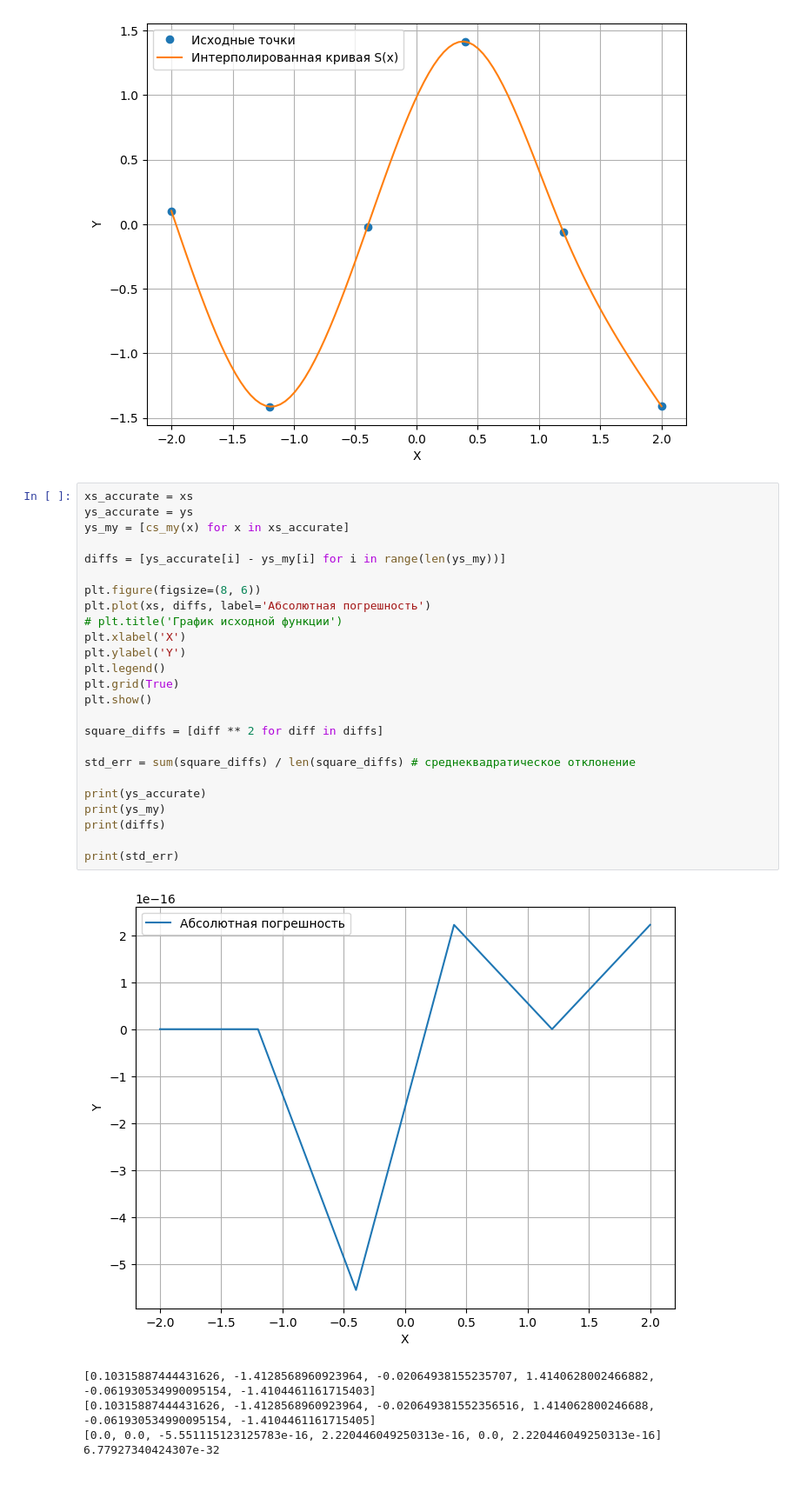
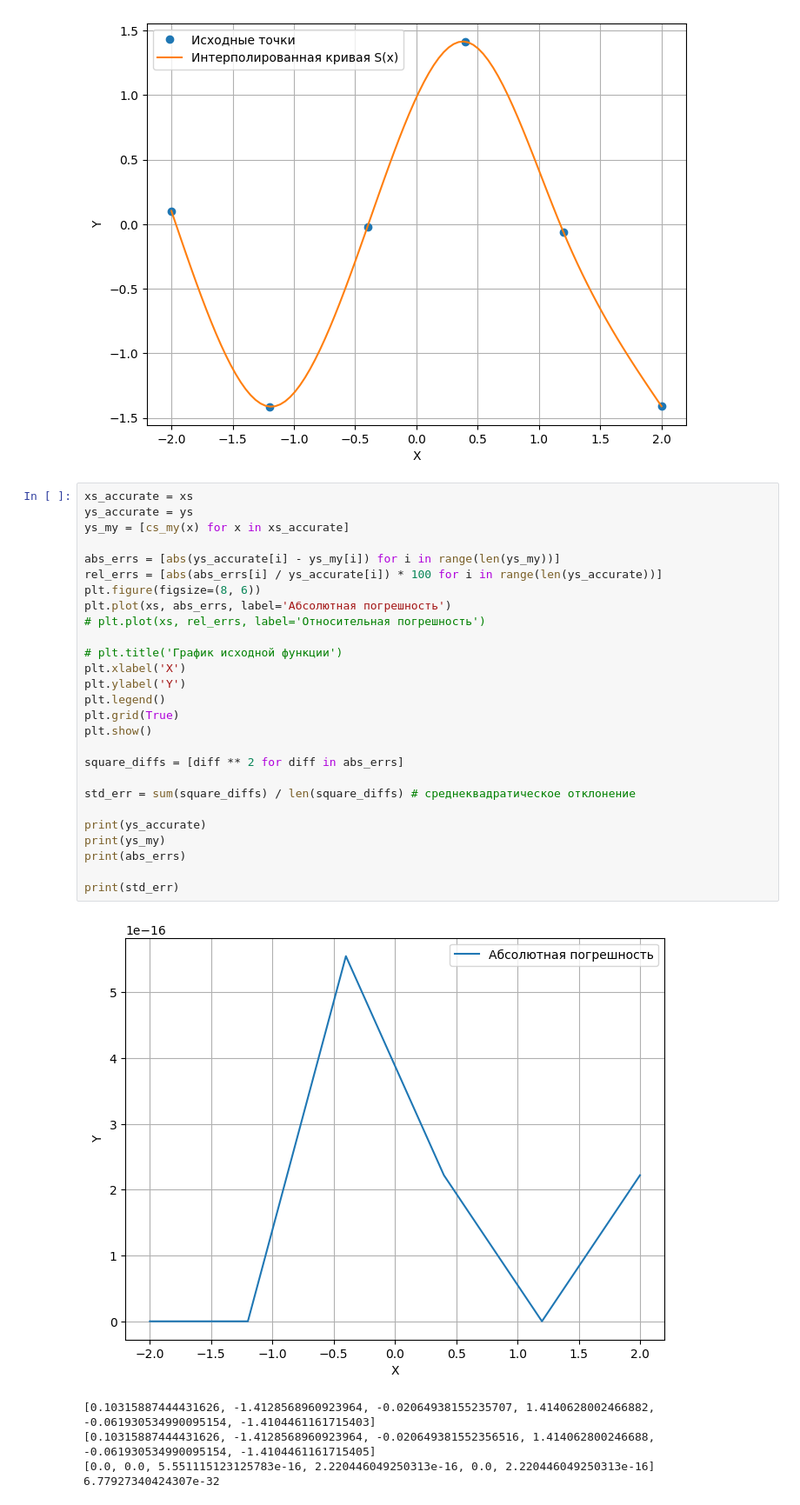
Before and after one commit to idb-22-15/computational-math, a Jupyter notebook: term4-lab2/main.ipynb, the cells around one changed output. Shown: that part at 87% size. Cells and saved outputs as stored; diff of their text form.

```diff
--- a/term4-lab2/main.ipynb
+++ b/term4-lab2/main.ipynb
@@ -140,33 +140,35 @@ plt.show()
 # %%
 xs_accurate = xs
 ys_accurate = ys
 ys_my = [cs_my(x) for x in xs_accurate]
 
-diffs = [ys_accurate[i] - ys_my[i] for i in range(len(ys_my))]
+abs_errs = [abs(ys_accurate[i] - ys_my[i]) for i in range(len(ys_my))]
+rel_errs = [abs(abs_errs[i] / ys_accurate[i]) * 100 for i in range(len(ys_accurate))]
+plt.figure(figsize=(8, 6))
+plt.plot(xs, abs_errs, label='Абсолютная погрешность')
+# plt.plot(xs, rel_errs, label='Относительная погрешность')
 
-plt.figure(figsize=(8, 6))
-plt.plot(xs, diffs, label='Абсолютная погрешность')
 # plt.title('График исходной функции')
 plt.xlabel('X')
 plt.ylabel('Y')
 plt.legend()
 plt.grid(True)
 plt.show()
 
-square_diffs = [diff ** 2 for diff in diffs]
+square_diffs = [diff ** 2 for diff in abs_errs]
 
 std_err = sum(square_diffs) / len(square_diffs) # среднеквадратическое отклонение
 
 print(ys_accurate)
 print(ys_my)
-print(diffs)
+print(abs_errs)
 
 print(std_err)
 # %% [output]
-[figure, old version]
+[figure, new version]
 [0.10315887444431626, -1.4128568960923964, -0.02064938155235707, 1.4140628002466882, -0.061930534990095154, -1.4104461161715403]
 [0.10315887444431626, -1.4128568960923964, -0.020649381552356516, 1.414062800246688, -0.061930534990095154, -1.4104461161715405]
-[0.0, 0.0, -5.551115123125783e-16, 2.220446049250313e-16, 0.0, 2.220446049250313e-16]
+[0.0, 0.0, 5.551115123125783e-16, 2.220446049250313e-16, 0.0, 2.220446049250313e-16]
 6.77927340424307e-32
 # %% [markdown]
 Среднеквадратическое отклонение
```
Also changed, not shown: parts of 1 cell of this notebook, 5 other files.
